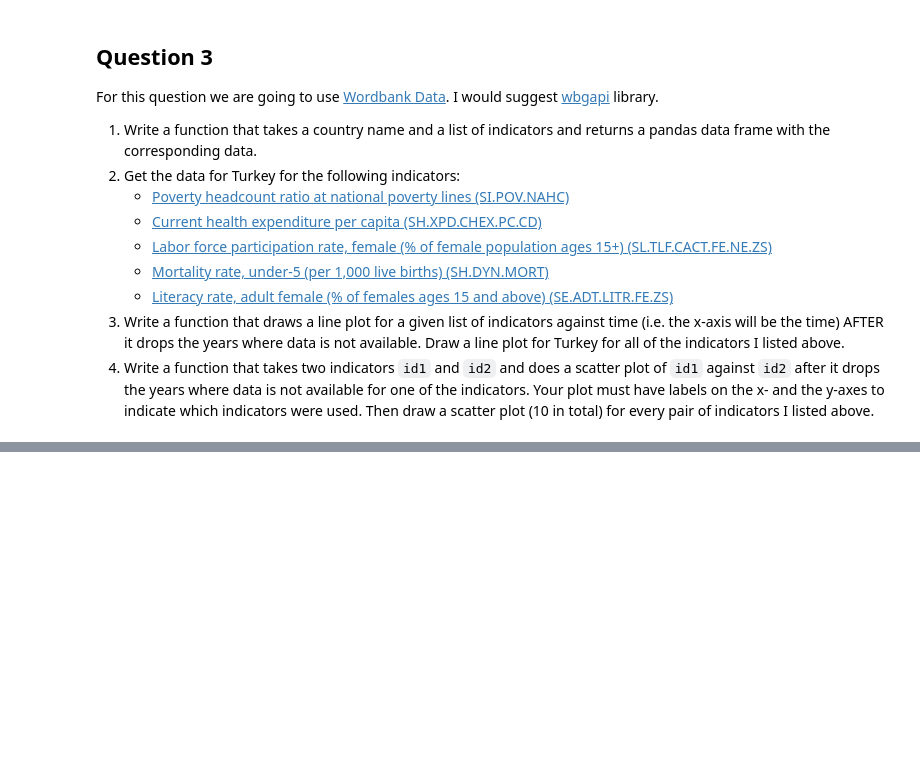
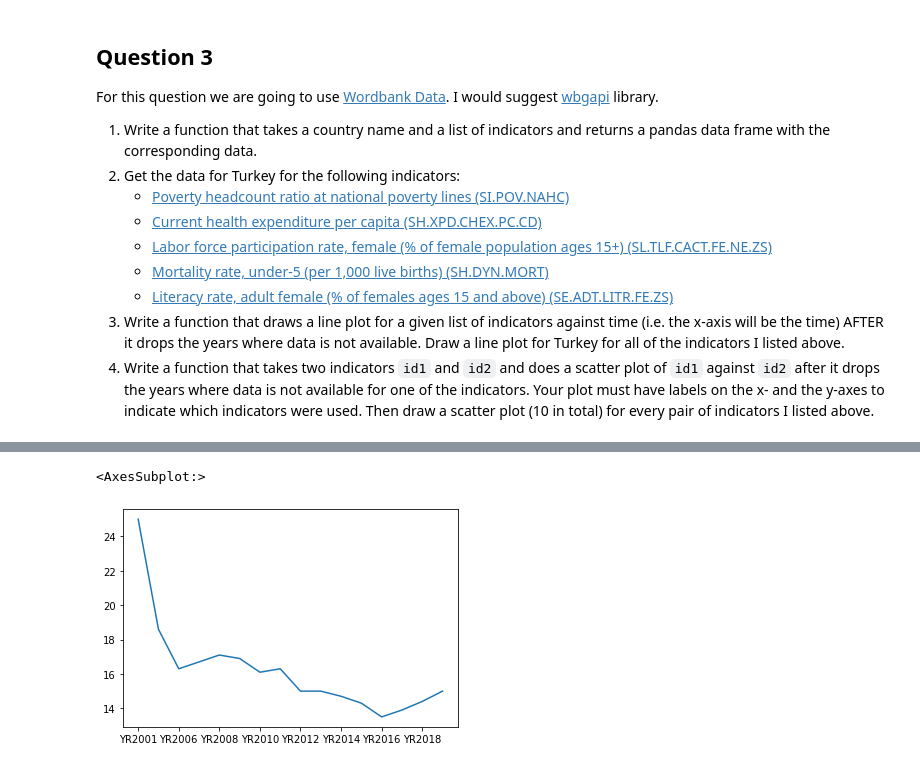
Before and after one commit to ozzden/mat381e, a Jupyter notebook: HW2.ipynb, the cells around one changed output, grey strips where cells are left out. Saved outputs shown, nothing was run; the diff lists cells and outputs as text; code cells hidden in the pictures; blank space fills up the shorter version.

```diff
--- a/HW2.ipynb
+++ b/HW2.ipynb
@@ -407,0 +455,5 @@ For this question we are going to use [Wordbank Data](https://data.worldbank.org
+# %%
+drawLine("TUR","SI.POV.NAHC")
+# %% [output]
+<AxesSubplot:>
+[figure, added]
```
Also changed, not shown: parts of 23 cells of this notebook.
